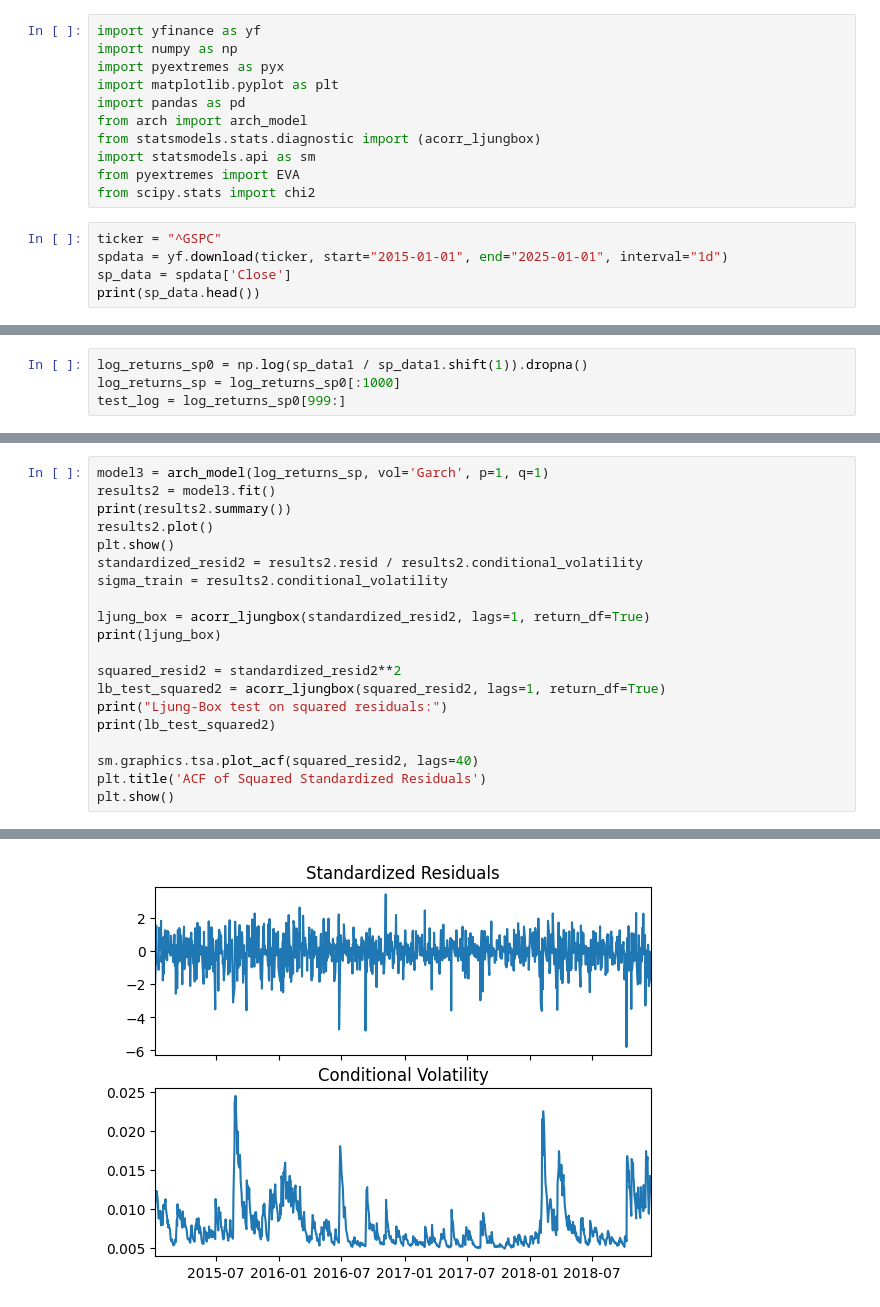
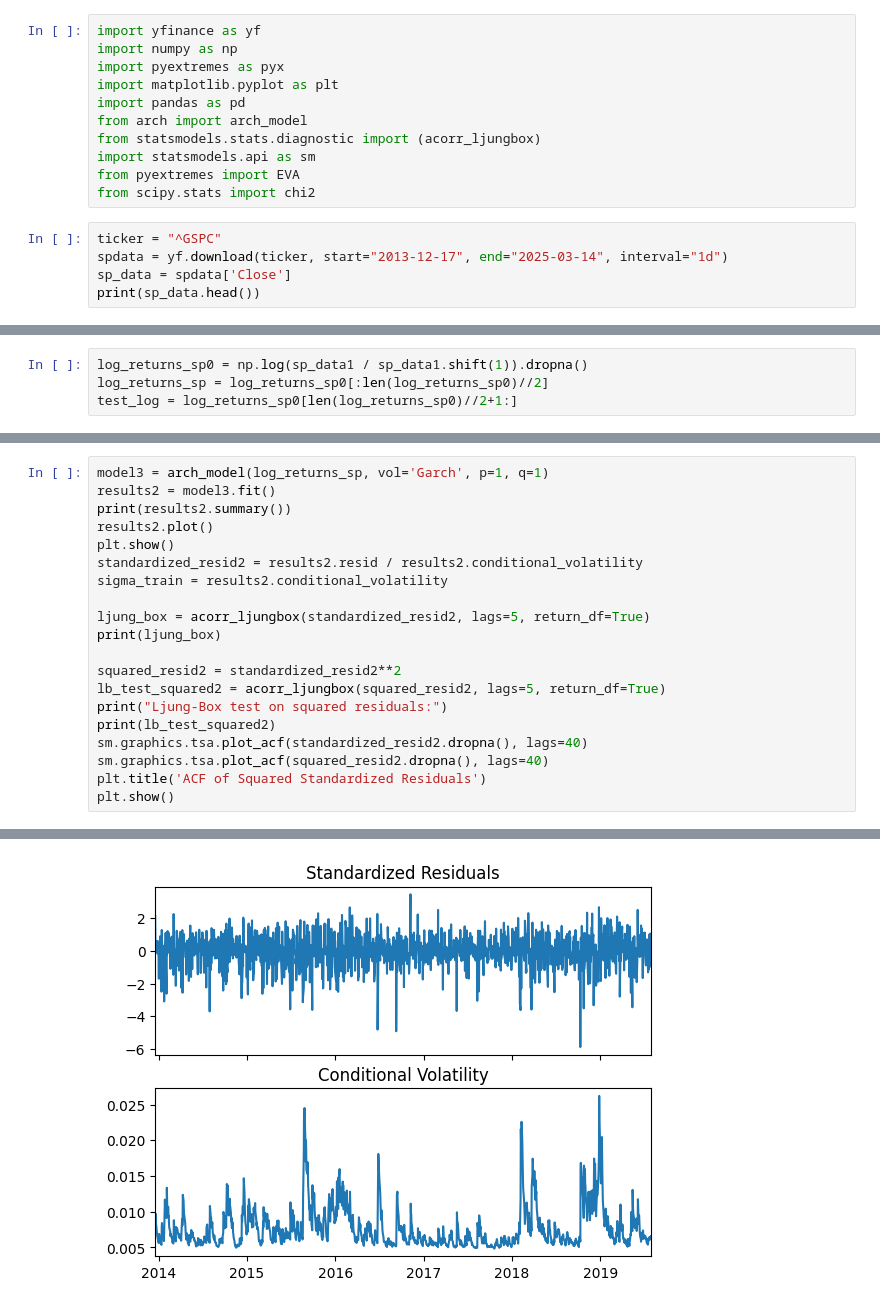
Before and after one commit to Scott-Yap/M2R_EVT, a Jupyter notebook: crypto_meme.ipynb, the cells around one changed output, grey strips where cells are left out. Cells and saved outputs as stored; diff of their text form.

```diff
--- a/crypto_meme.ipynb
+++ b/crypto_meme.ipynb
@@ -11,7 +11,7 @@ from pyextremes import EVA
 from scipy.stats import chi2
 # %%
 ticker = "^GSPC"
-spdata = yf.download(ticker, start="2015-01-01", end="2025-01-01", interval="1d")
+spdata = yf.download(ticker, start="2013-12-17", end="2025-03-14", interval="1d")
 sp_data = spdata['Close']
 print(sp_data.head())
 # %% [output]
@@ -36,8 +36,8 @@ Date
 Name: ^GSPC, dtype: float64
 # %%
 log_returns_sp0 = np.log(sp_data1 / sp_data1.shift(1)).dropna()
-log_returns_sp = log_returns_sp0[:1000]
-test_log = log_returns_sp0[999:]
+log_returns_sp = log_returns_sp0[:len(log_returns_sp0)//2]
+test_log = log_returns_sp0[len(log_returns_sp0)//2+1:]
 # %%
 print(test_log.head())
 # %% [output]
@@ -144,15 +168,15 @@ plt.show()
 standardized_resid2 = results2.resid / results2.conditional_volatility
 sigma_train = results2.conditional_volatility
 
-ljung_box = acorr_ljungbox(standardized_resid2, lags=1, return_df=True)
+ljung_box = acorr_ljungbox(standardized_resid2, lags=5, return_df=True)
 print(ljung_box)
 
 squared_resid2 = standardized_resid2**2
-lb_test_squared2 = acorr_ljungbox(squared_resid2, lags=1, return_df=True)
+lb_test_squared2 = acorr_ljungbox(squared_resid2, lags=5, return_df=True)
 print("Ljung-Box test on squared residuals:")
 print(lb_test_squared2)
-
-sm.graphics.tsa.plot_acf(squared_resid2, lags=40)
+sm.graphics.tsa.plot_acf(standardized_resid2.dropna(), lags=40)
+sm.graphics.tsa.plot_acf(squared_resid2.dropna(), lags=40)
 plt.title('ACF of Squared Standardized Residuals')
 plt.show()
 # %% [output]
@@ -184,2 +208,2 @@ model or by setting rescale=False.
-[figure, old version]
+[figure, new version]
     lb_stat  lb_pvalue
```
Also changed, not shown: parts of 19 cells of this notebook.
